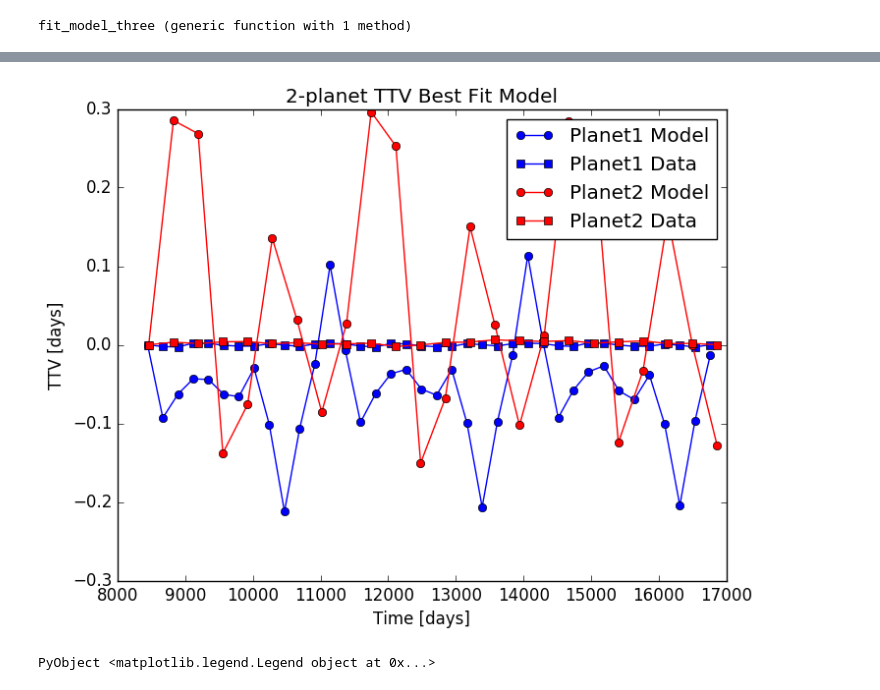
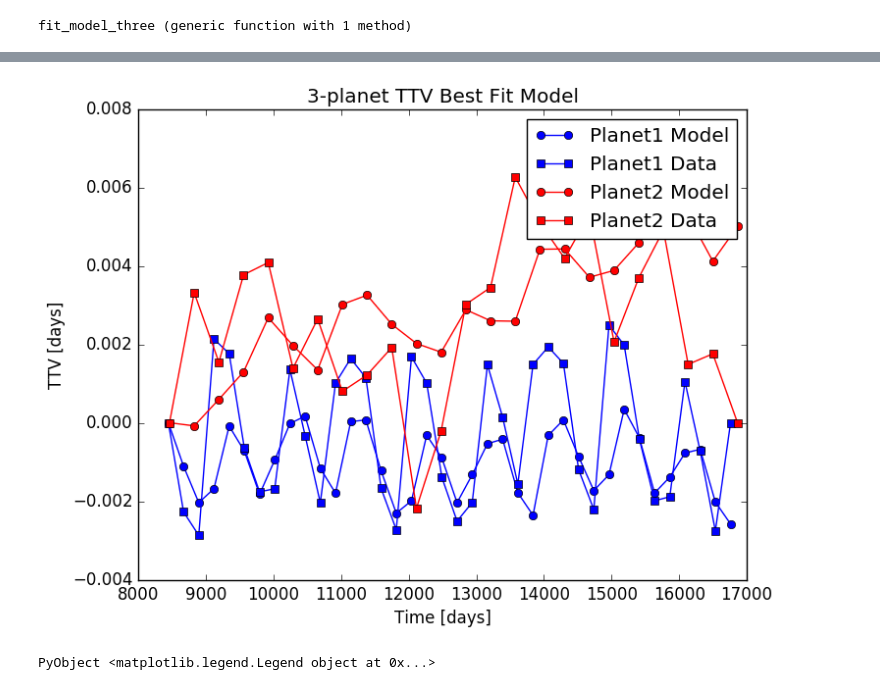
Before and after one commit to jlustigy/ExoJulia, a Jupyter notebook: Homework/hw4/Jake_Dave/hw4_dev.ipynb, the cells around one changed output, grey strips where cells are left out. Cells and saved outputs as stored; diff of their text form; code cells hidden in the pictures.

```diff
--- a/Homework/hw4/Jake_Dave/hw4_dev.ipynb
+++ b/Homework/hw4/Jake_Dave/hw4_dev.ipynb
@@ -1047,0 +889,2 @@ periods[i]
+# %%
+guessP3 = periods[i]
@@ -1067,7 +912,7 @@ function fit_model_three(nsteps::Int,in_data::Array{Float64,2};
 
     #planet3
     MpMs3 = 0.001
-    P3 = 4332.8
+    P3 = guessP3
     t03 = 1.0
     esw3 = -0.01
     ecw3 = 0.01
@@ -1089,7 +934,7 @@ fit_model_three (generic function with 1 method)
 # %%
 data_in = construct_data_grid(time1, time2, N=3);
 # %%
-N = 10000
+N = 100000
 pb, ll, nw, np = fit_model_three(N, data_in; verbose=false);
 # %%
 iburn = est_burnin(pb, nw, np, N)
@@ -1099,5 +944,5 @@ iburn = est_burnin(pb, nw, np, N)
 names = ["MpMs1","P1","t01","esw1","ecw1",
     "MpMs2","P2","t02","esw2","ecw2",
     "MpMs3","P3","t03","esw3","ecw3"];
-mean_p3 = derived_parameters(pb, iburn, names=names, verbose=true)
+mean_p3 = derived_parameters(pb, 90000, names=names, verbose=true);
 # %% [output]
@@ -1135,20 +964,20 @@ ecw3: -0.07613110229900072 +/- 0.592454670012549
 # %%
 # Run model on retrieved parameters
 times_list = N_planet_ttv_model(data_in, mean_p3);
 
 # Sum the sum-square-diffs for transiting planets
 model_ttv1 = ttvs_from_times(times_list[1], bestP1)
 model_ttv2 = ttvs_from_times(times_list[2], bestP2)
 
 # Test two planet ttv model
 plot(time1, model_ttv1, "o-", c="blue", label="Planet1 Model")
 plot(time1, obs_ttv1, "s-", c="blue", label="Planet1 Data")
 plot(time2, model_ttv2, "o-", c="red", label="Planet2 Model")
 plot(time2, obs_ttv2, "s-", c="red", label="Planet2 Data")
-title("2-planet TTV Best Fit Model")
+title("3-planet TTV Best Fit Model")
 xlabel("Time [days]")
 ylabel("TTV [days]")
 legend(loc=1)
 # %% [output]
-[figure, old version]
+[figure, new version]
 PyObject <matplotlib.legend.Legend object at 0x...>
```
Also changed, not shown: parts of 80 cells of this notebook, 1 other file.
